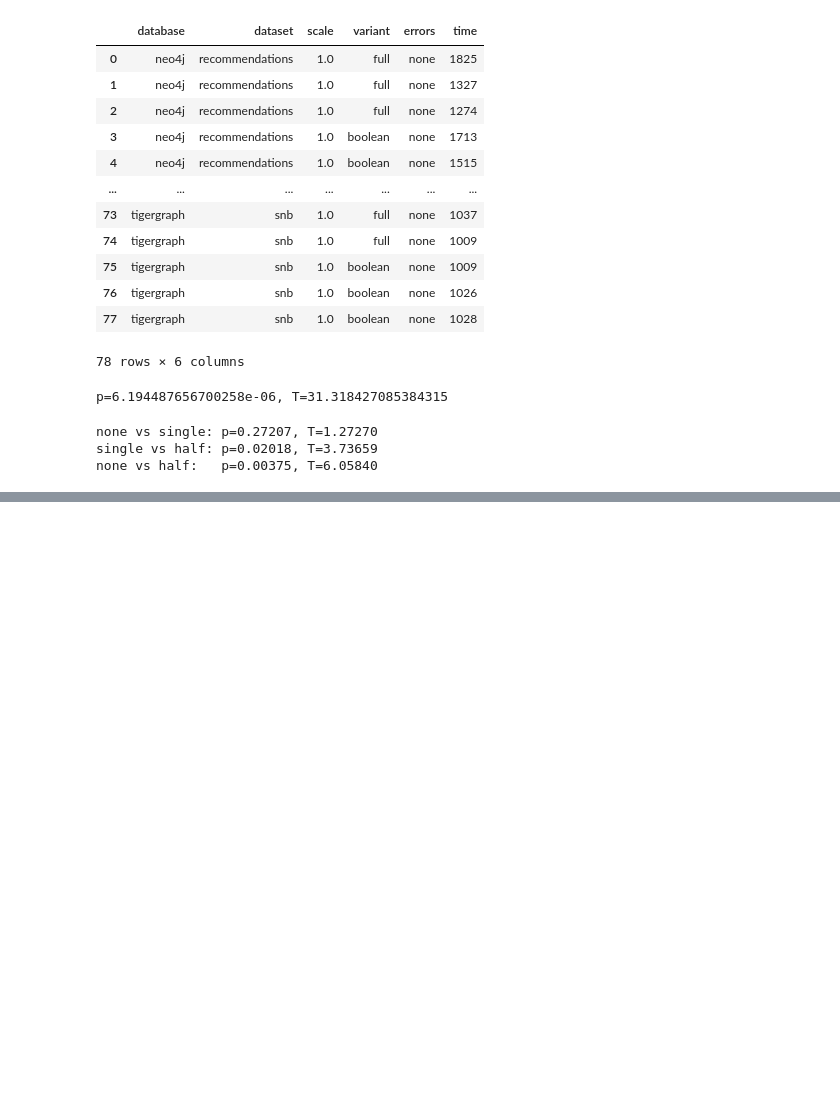
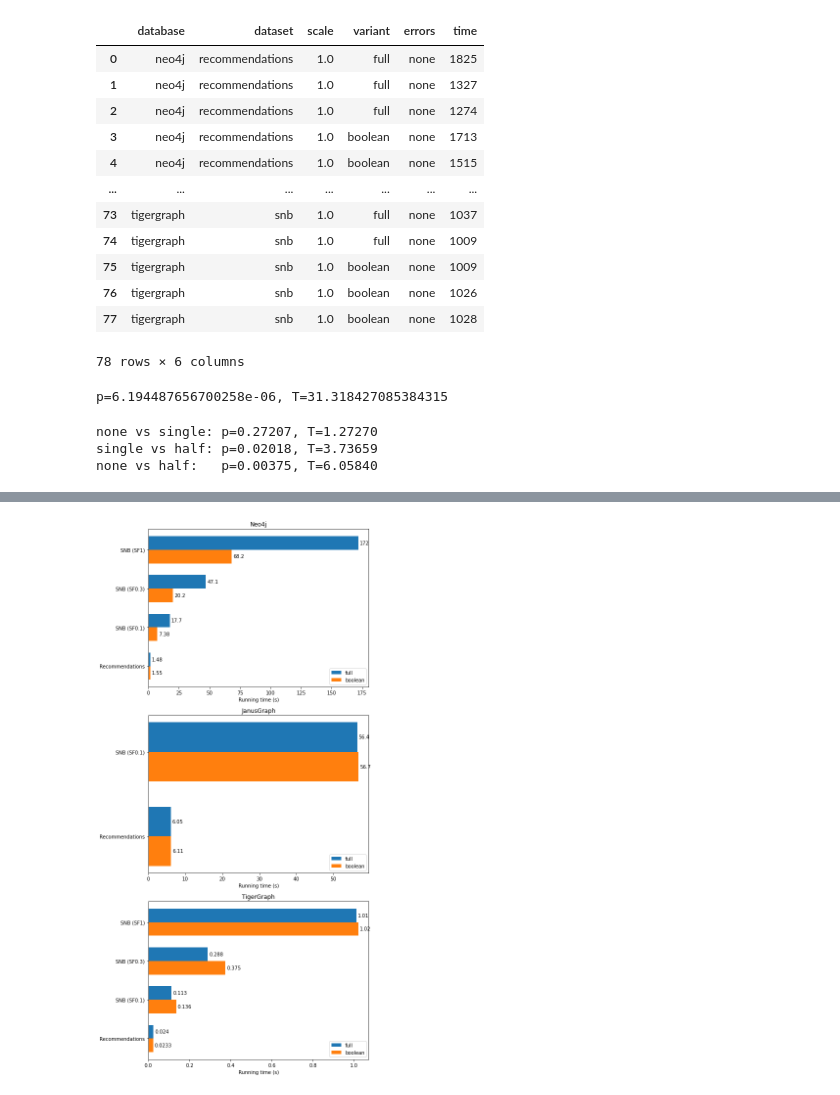
Before and after one commit to nimobeeren/thesis, a Jupyter notebook: analysis/analysis.ipynb, the cells around one changed output, grey strips where cells are left out. Saved outputs shown, nothing was run; the diff lists cells and outputs as text; code cells hidden in the pictures; blank space fills up the shorter version.

```diff
--- a/analysis/analysis.ipynb
+++ b/analysis/analysis.ipynb
@@ -115,0 +121,48 @@ plt.show()
+# %%
+def generate_label(row):
+    if row.dataset == "recommendations":
+        return f"{format(row.dataset)}"
+    else:
+        if row.scale == 1.0:
+            return f"{format(row.dataset)} (SF1)"
+        else:
+            return f"{format(row.dataset)} (SF{row.scale})"
+
+
+df_filtered = df[
+    (df.database == "neo4j") & (df.errors == "none")
+]
+
+def plot_dataset_scale_variant_per_db(ax, db):
+    df_filtered = df[
+        (df.database == db) & (df.errors == "none")
+    ]
+
+    df_agg = df_filtered.groupby(["dataset", "scale", "variant"]).mean().reset_index()
+    full = df_agg[df_agg.variant == "full"]
+    boolean = df_agg[df_agg.variant == "boolean"]
+
+    labels = full.apply(generate_label, axis=1)
+    y = np.arange(len(labels))
+    width = 0.35
+
+    rects1 = ax.barh(y + width/2, full.time / 1000, width, label="full")
+    rects2 = ax.barh(y - width/2, boolean.time / 1000, width, label="boolean")
+    ax.set_yticks(y)
+    ax.set_yticklabels(labels)
+    ax.set_xlabel("Running time (s)")
+    ax.set_title(format(db))
+    ax.legend(loc="lower right")
+
+    ax.bar_label(rects1, padding=3, fmt="%.3g")
+    ax.bar_label(rects2, padding=3, fmt="%.3g")
+
+
+fig, axs = plt.subplots(3, 1, figsize=(8, 16))
+plot_dataset_scale_variant_per_db(axs[0], "neo4j")
+plot_dataset_scale_variant_per_db(axs[1], "janusgraph")
+plot_dataset_scale_variant_per_db(axs[2], "tigergraph")
+fig.tight_layout()
+plt.show()
+# %% [output]
+[figure, added]
```
Also changed, not shown: parts of 3 cells of this notebook, 1 other file.
